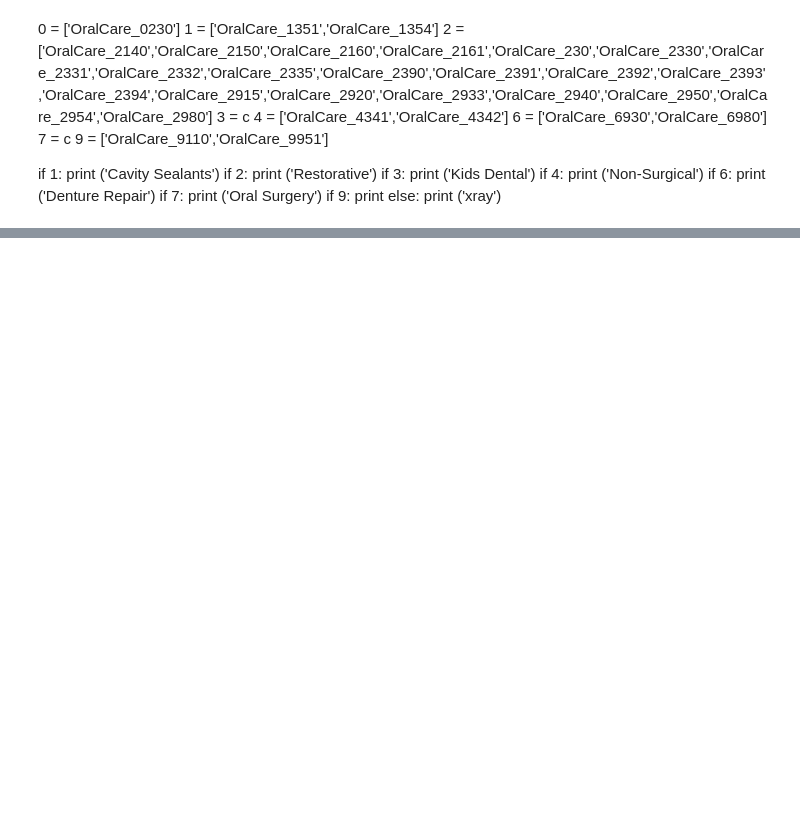
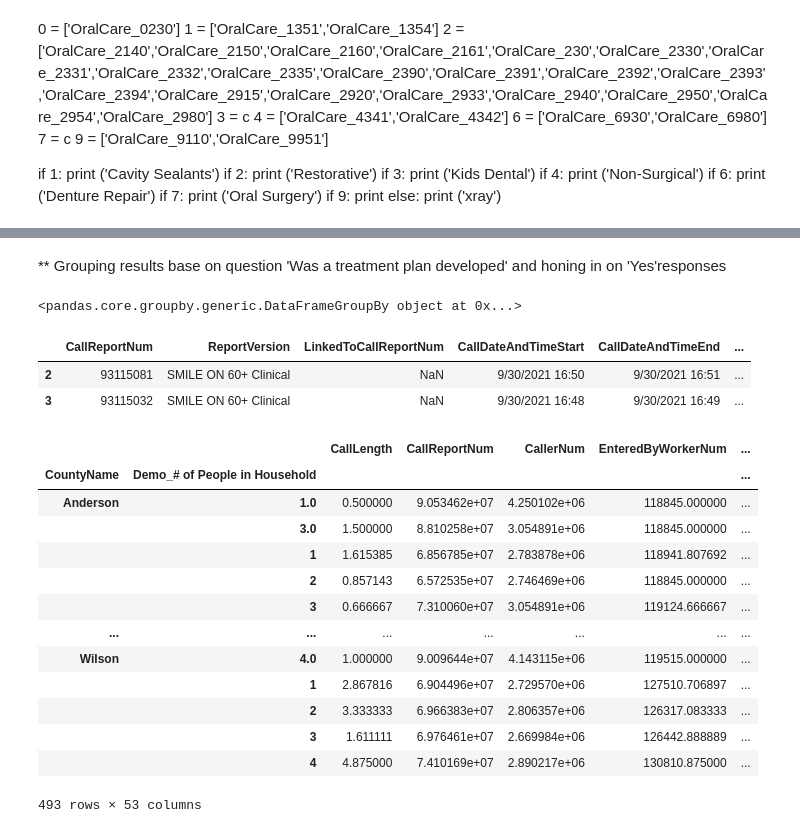
Before and after one commit to Jmiah789/smile-on-get_tootha_choppa, a Jupyter notebook: notebooks/TreatmentPlan.ipynb, the cells around one changed output, grey strips where cells are left out. Drawn from its saved outputs; the diff is of its cells as text; code cells hidden in the pictures; blank space fills up the shorter version.

```diff
--- a/notebooks/TreatmentPlan.ipynb
+++ b/notebooks/TreatmentPlan.ipynb
@@ -93,0 +171,32 @@ if 1:
+# %% [markdown]
+** Grouping results base on question 'Was a treatment plan developed' and honing in on 'Yes'responses
+# %%
+grouped_tpd = smileon.groupby('TPlan_Was a treatment plan developed?')
+grouped_tpd
+# %% [output]
+<pandas.core.groupby.generic.DataFrameGroupBy object at 0x...>
+# %%
+grouped_tpdy = grouped_tpd.get_group('Yes')
+grouped_tpdy.head(2)
+# %% [output]
+|  | CallReportNum | ReportVersion | LinkedToCallReportNum | CallDateAndTimeStart | CallDateAndTimeEnd | ... |
+| 2 | 93115081 | SMILE ON 60+ Clinical | NaN | 9/30/2021 16:50 | 9/30/2021 16:51 | ... |
+| 3 | 93115032 | SMILE ON 60+ Clinical | NaN | 9/30/2021 16:48 | 9/30/2021 16:49 | ... |
+# %%
+pivot_tpdy = pd.pivot_table (data=grouped_tpdy, index=['CountyName', 'Demo_# of People in Household'])#, ['demo_Birth Year'], aggfunc=np.mean)
+pivot_tpdy
+# %% [output]
+|  |  | CallLength | CallReportNum | CallerNum | EnteredByWorkerNum | ... |
+| CountyName | Demo_# of People in Household |  |  |  |  | ... |
+| Anderson | 1.0 | 0.500000 | 9.053462e+07 | 4.250102e+06 | 118845.000000 | ... |
+|  | 3.0 | 1.500000 | 8.810258e+07 | 3.054891e+06 | 118845.000000 | ... |
+|  | 1 | 1.615385 | 6.856785e+07 | 2.783878e+06 | 118941.807692 | ... |
+|  | 2 | 0.857143 | 6.572535e+07 | 2.746469e+06 | 118845.000000 | ... |
+|  | 3 | 0.666667 | 7.310060e+07 | 3.054891e+06 | 119124.666667 | ... |
+| ... | ... | ... | ... | ... | ... | ... |
+| Wilson | 4.0 | 1.000000 | 9.009644e+07 | 4.143115e+06 | 119515.000000 | ... |
+|  | 1 | 2.867816 | 6.904496e+07 | 2.729570e+06 | 127510.706897 | ... |
+|  | 2 | 3.333333 | 6.966383e+07 | 2.806357e+06 | 126317.083333 | ... |
+|  | 3 | 1.611111 | 6.976461e+07 | 2.669984e+06 | 126442.888889 | ... |
+|  | 4 | 4.875000 | 7.410169e+07 | 2.890217e+06 | 130810.875000 | ... |
+493 rows × 53 columns
```
Also changed, not shown: parts of 19 cells of this notebook, 1 other file.
